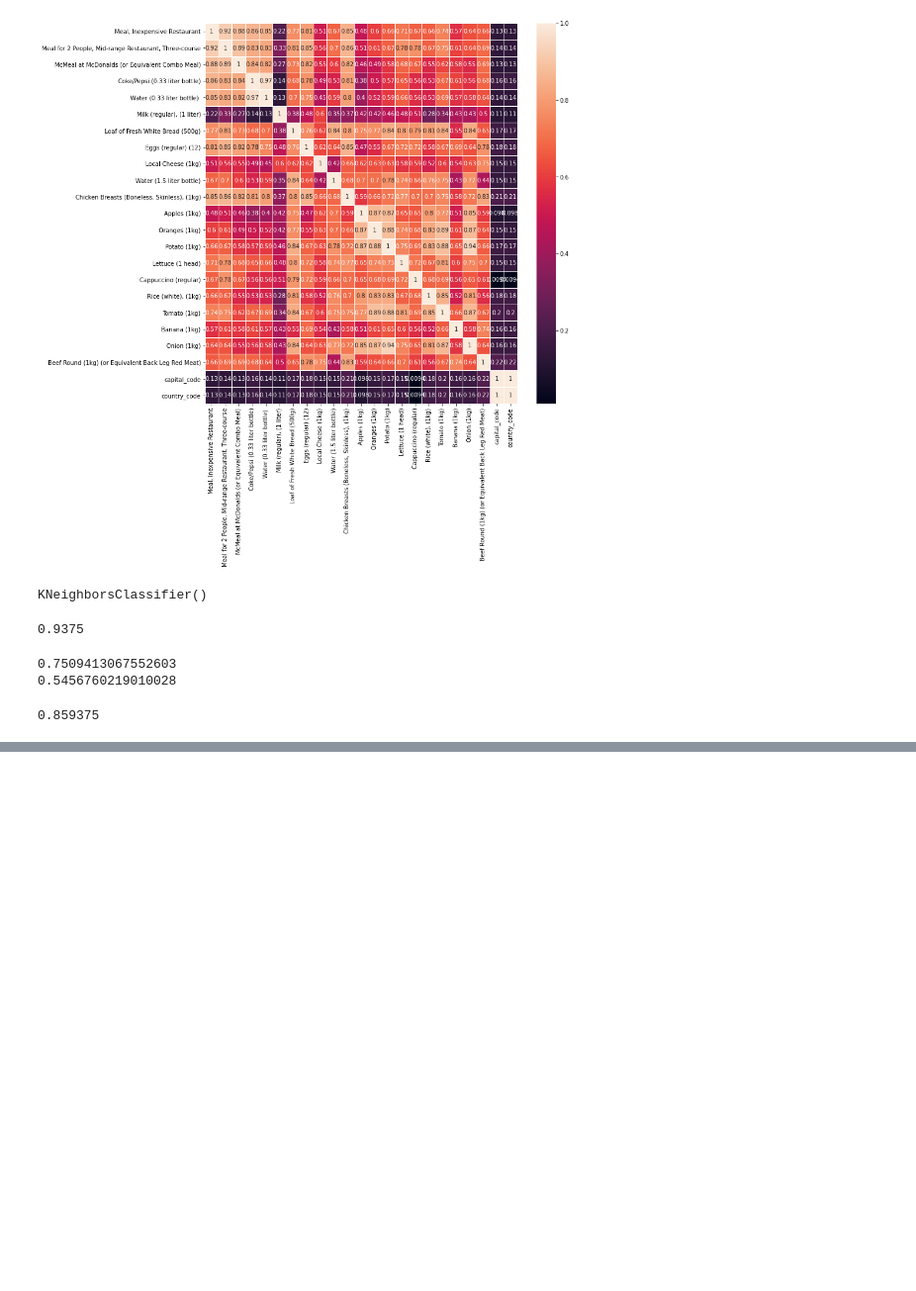
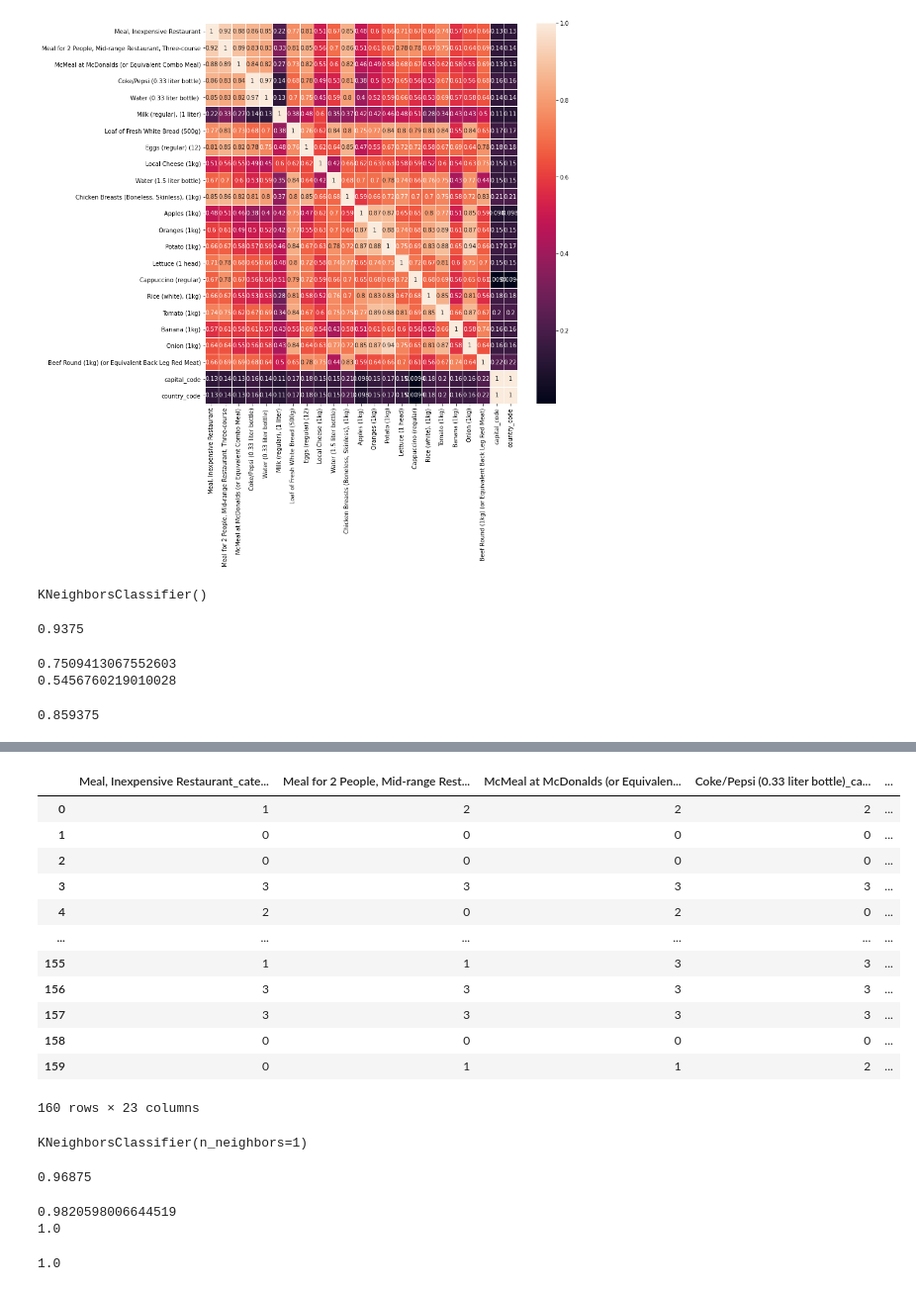
Before and after one commit to The-DigitalAcademy/innovators-cost-of-living-analysis, a Jupyter notebook: model_building.ipynb, the cells around one changed output, grey strips where cells are left out. Shown at 99% size. Cells and saved outputs as stored; diff of their text form; code cells hidden in the pictures; blank space fills up the shorter version.

Commit message:
improved model and got better dashboard

```diff
--- a/model_building.ipynb
+++ b/model_building.ipynb
@@ -116,0 +158,56 @@ KeyError: "None of [Float64Index([1.49, 7.59, 2.67, 0.29, 0.14, 0.39,  0.1, 0.75
+# %%
+f_new = pd.concat([f,food[['Country','Capital']]],axis=1)
+le2 = LabelEncoder()
+# Loop over all the columns in the dataframe
+for col in f_new.columns:
+    # Check if the column is of type 'object'
+    if f_new[col].dtype == 'object':
+        # Fit the LabelEncoder on the column
+        le2.fit(f_new[col])
+        # Transform the column to numerical labels
+        f_new[col] = le2.fit_transform(f_new[col])
+f_new
+# %% [output]
+|  | Meal, Inexpensive Restaurant_cate... | Meal for 2 People, Mid-range Rest... | McMeal at McDonalds (or Equivalen... | Coke/Pepsi (0.33 liter bottle)_ca... | ... |
+| 0 | 1 | 2 | 2 | 2 | ... |
+| 1 | 0 | 0 | 0 | 0 | ... |
+| 2 | 0 | 0 | 0 | 0 | ... |
+| 3 | 3 | 3 | 3 | 3 | ... |
+| 4 | 2 | 0 | 2 | 0 | ... |
+| ... | ... | ... | ... | ... | ... |
+| 155 | 1 | 1 | 3 | 3 | ... |
+| 156 | 3 | 3 | 3 | 3 | ... |
+| 157 | 3 | 3 | 3 | 3 | ... |
+| 158 | 0 | 0 | 0 | 0 | ... |
+| 159 | 0 | 1 | 1 | 2 | ... |
+160 rows × 23 columns
+# %%
+x_new = f_new.drop(['Country','Capital'],axis=1)
+y_new = f_new['Country']
+
+x_train ,x_test,y_train,y_test = train_test_split(x_new,y_new,test_size=0.2,random_state=123)
+ros = RandomOverSampler(random_state=123)
+x_re, y_re = ros.fit_resample(x_new, y_new)
+
+x_smo ,y_smo = sm.fit_resample(x_re,y_re)
+new_model = KNeighborsClassifier(n_neighbors=1)
+new_model.fit(x_smo,y_smo)
+# %% [output]
+KNeighborsClassifier(n_neighbors=1)
+# %%
+new_model.score(x_test,y_test)
+# %% [output]
+0.96875
+# %%
+y_pred_train = new_model.predict(x_train)
+y_pred_test = new_model.predict(x_test)
+
+print(r2_score(y_test,y_pred_test))
+print(r2_score(y_train,y_pred_train))
+# %% [output]
+0.9820598006644519
+1.0
+# %%
+accuracy_score(y_train,y_pred_train)
+# %% [output]
+1.0
```
Also changed, not shown: parts of 8 cells of this notebook, 6 other files.
